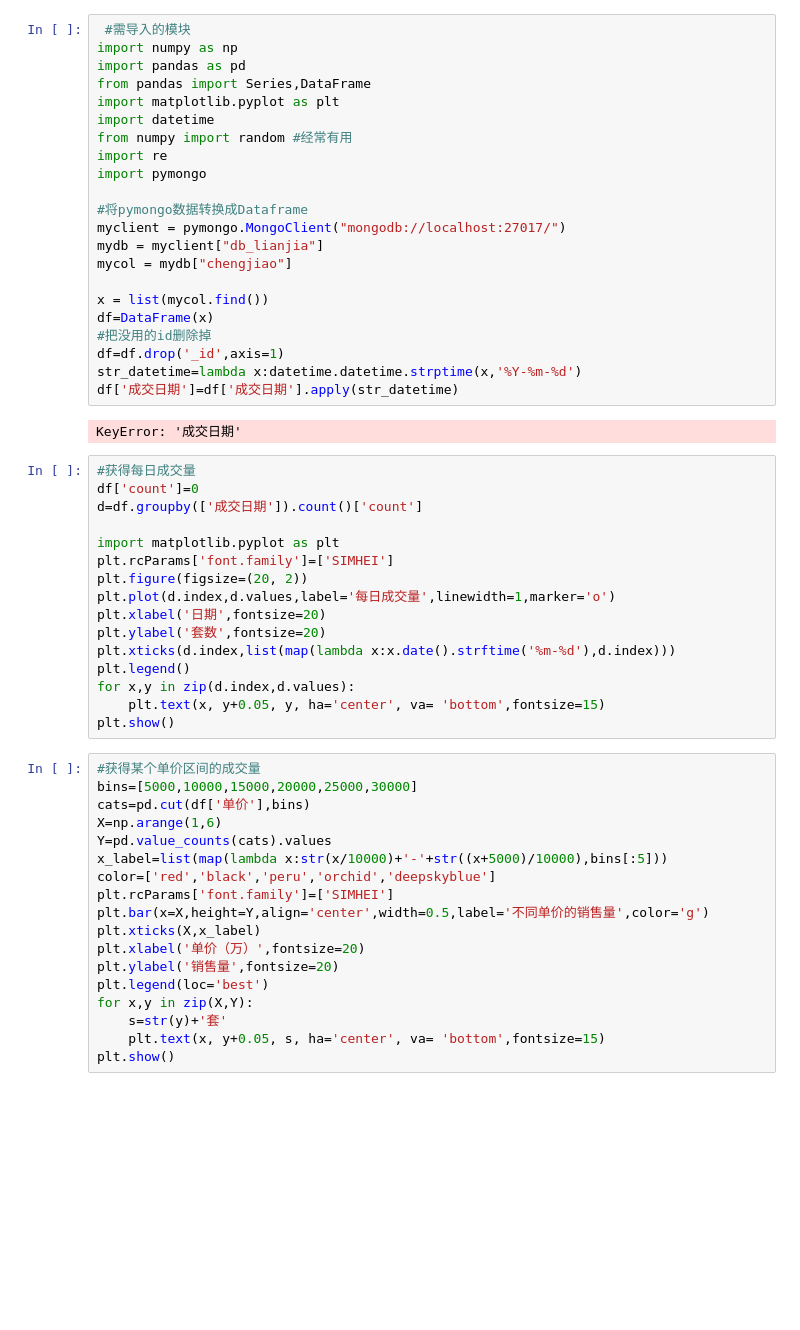
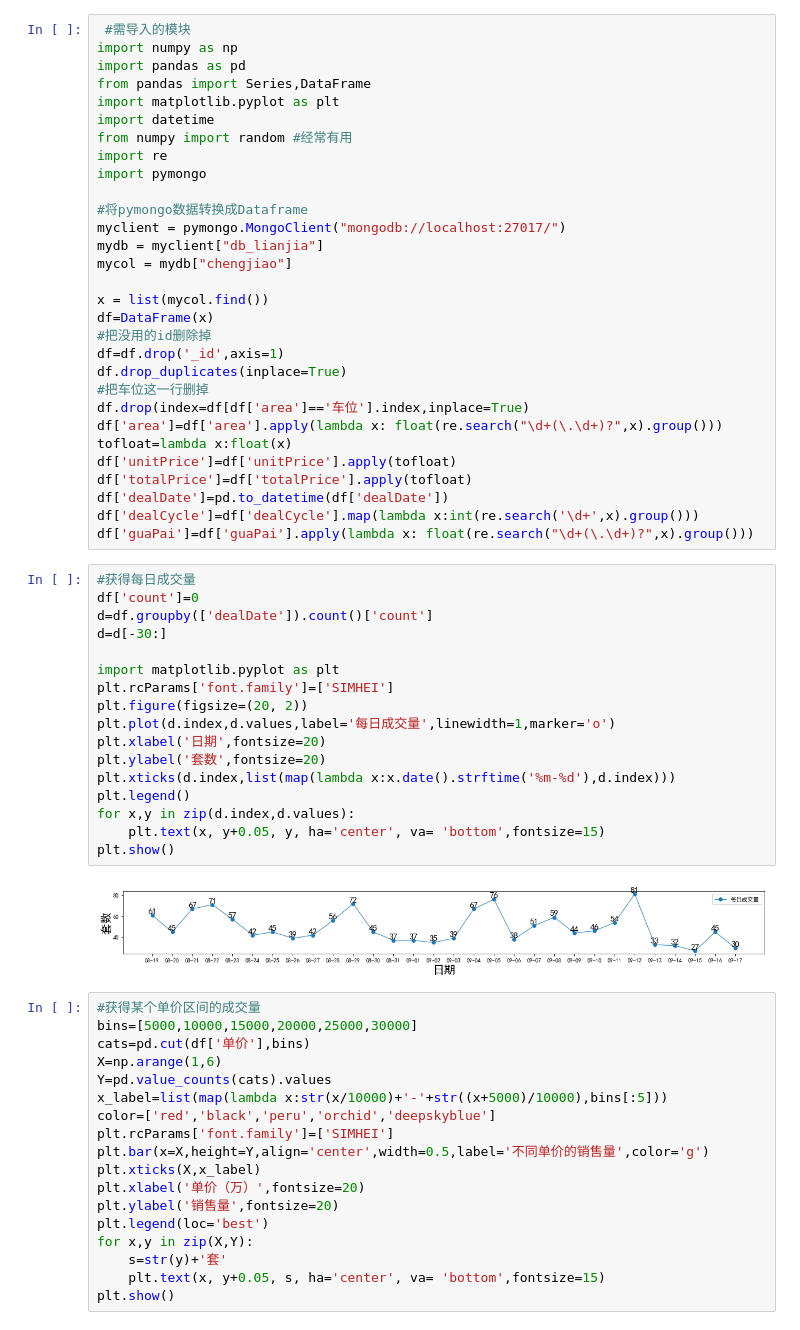
Before and after one commit to hc198974/spider_lianjia, a Jupyter notebook: describe_data.ipynb, the cells around one changed output. Drawn from its saved outputs; the diff is of its cells as text; blank space fills up the shorter version.

```diff
--- a/describe_data.ipynb
+++ b/describe_data.ipynb
@@ -18,26 +18,35 @@ x = list(mycol.find())
 df=DataFrame(x)
 #把没用的id删除掉
 df=df.drop('_id',axis=1)
-str_datetime=lambda x:datetime.datetime.strptime(x,'%Y-%m-%d')
-df['成交日期']=df['成交日期'].apply(str_datetime)
+df.drop_duplicates(inplace=True)
+#把车位这一行删掉
+df.drop(index=df[df['area']=='车位'].index,inplace=True)
+df['area']=df['area'].apply(lambda x: float(re.search("\d+(\.\d+)?",x).group()))
+tofloat=lambda x:float(x)
+df['unitPrice']=df['unitPrice'].apply(tofloat)
+df['totalPrice']=df['totalPrice'].apply(tofloat)
+df['dealDate']=pd.to_datetime(df['dealDate'])
+df['dealCycle']=df['dealCycle'].map(lambda x:int(re.search('\d+',x).group()))
+df['guaPai']=df['guaPai'].apply(lambda x: float(re.search("\d+(\.\d+)?",x).group()))
-# %% [output]
-KeyError: '成交日期'
 # %%
 #获得每日成交量
 df['count']=0
-d=df.groupby(['成交日期']).count()['count']
+d=df.groupby(['dealDate']).count()['count']
+d=d[-30:]
 
 import matplotlib.pyplot as plt
 plt.rcParams['font.family']=['SIMHEI']
 plt.figure(figsize=(20, 2))
 plt.plot(d.index,d.values,label='每日成交量',linewidth=1,marker='o')
 plt.xlabel('日期',fontsize=20)
 plt.ylabel('套数',fontsize=20)
 plt.xticks(d.index,list(map(lambda x:x.date().strftime('%m-%d'),d.index)))
 plt.legend()
 for x,y in zip(d.index,d.values):
     plt.text(x, y+0.05, y, ha='center', va= 'bottom',fontsize=15)
 plt.show()
+# %% [output]
+[figure, added]
 # %%
 #获得某个单价区间的成交量
 bins=[5000,10000,15000,20000,25000,30000]
```
